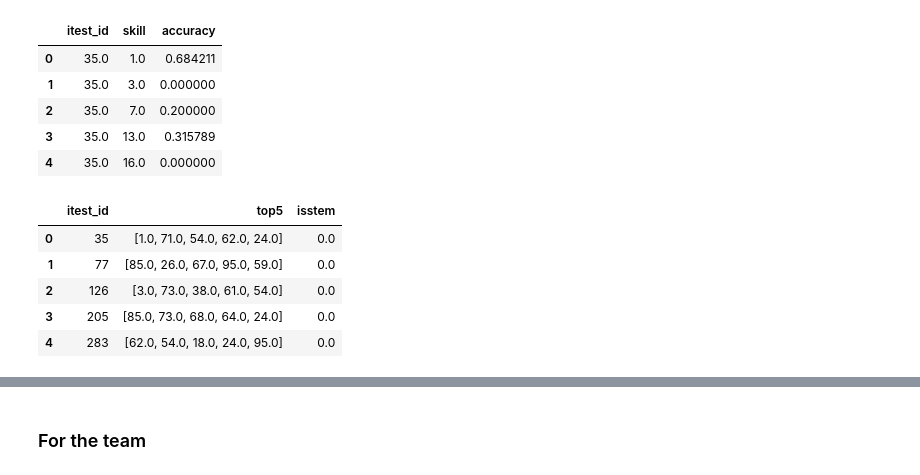
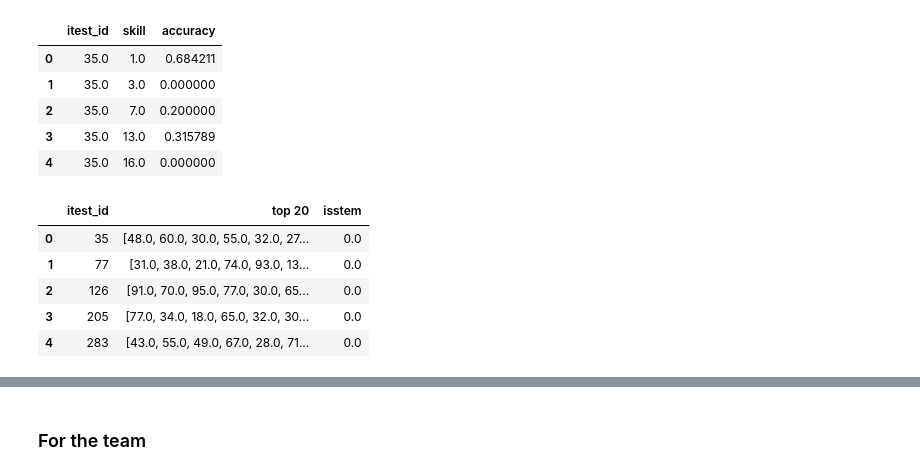
Before and after one commit to zyfzjsc988/DataMining, a Jupyter notebook: Yeldos_Richa/april16.ipynb, the cells around one changed output, grey strips where cells are left out. Saved outputs shown, nothing was run; the diff lists cells and outputs as text; code cells hidden in the pictures.

```diff
--- a/Yeldos_Richa/april16.ipynb
+++ b/Yeldos_Richa/april16.ipynb
@@ -174,27 +174,27 @@ See the caveats in the documentation: http://pandas.pydata.org/pandas-docs/stabl
 | 3 | 35.0 | 13.0 | 0.315789 |
 | 4 | 35.0 | 16.0 | 0.000000 |
 # %%
-top_no = 5
+top_no = 20
 def get_top5(row, top_no):
     sorted_row = row[1:-1].sort_values()
     return list(sorted_row.index[-top_no:])
-
 pivoted = truncated.pivot(index='itest_id', columns='skill', values='accuracy')
 pivoted = pivoted.fillna(0)
 pivoted = pd.DataFrame(pivoted.to_records())
 tmp = actions[['itest_id', 'isstem']].drop_duplicates()
 pivoted = pivoted.merge(tmp, how="left", on="itest_id")
 # pivoted = pivoted[pivoted.isstem==1]
-pivoted['top5'] = pivoted.apply(lambda row: get_top5(row, top_no), axis=1)
-pivoted = pivoted[['itest_id', 'top5', 'isstem']]
+topname = 'top %s' % top_no
+pivoted[topname] = pivoted.apply(lambda row: get_top5(row, top_no), axis=1)
+pivoted = pivoted[['itest_id', topname, 'isstem']]
 pivoted.head()
 # %% [output]
-|  | itest_id | top5 | isstem |
-| 0 | 35 | [1.0, 71.0, 54.0, 62.0, 24.0] | 0.0 |
-| 1 | 77 | [85.0, 26.0, 67.0, 95.0, 59.0] | 0.0 |
-| 2 | 126 | [3.0, 73.0, 38.0, 61.0, 54.0] | 0.0 |
-| 3 | 205 | [85.0, 73.0, 68.0, 64.0, 24.0] | 0.0 |
-| 4 | 283 | [62.0, 54.0, 18.0, 24.0, 95.0] | 0.0 |
+|  | itest_id | top 20 | isstem |
+| 0 | 35 | [48.0, 60.0, 30.0, 55.0, 32.0, 27... | 0.0 |
+| 1 | 77 | [31.0, 38.0, 21.0, 74.0, 93.0, 13... | 0.0 |
+| 2 | 126 | [91.0, 70.0, 95.0, 77.0, 30.0, 65... | 0.0 |
+| 3 | 205 | [77.0, 34.0, 18.0, 65.0, 32.0, 30... | 0.0 |
+| 4 | 283 | [43.0, 55.0, 49.0, 67.0, 28.0, 71... | 0.0 |
 # %%
 from mlxtend.frequent_patterns import association_rules
 
```
Also changed, not shown: parts of 9 cells of this notebook, 8 other files.
